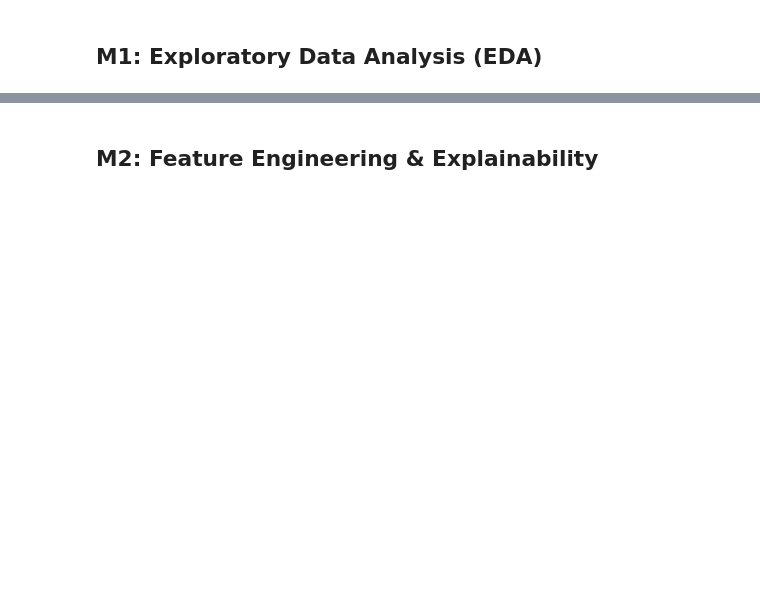
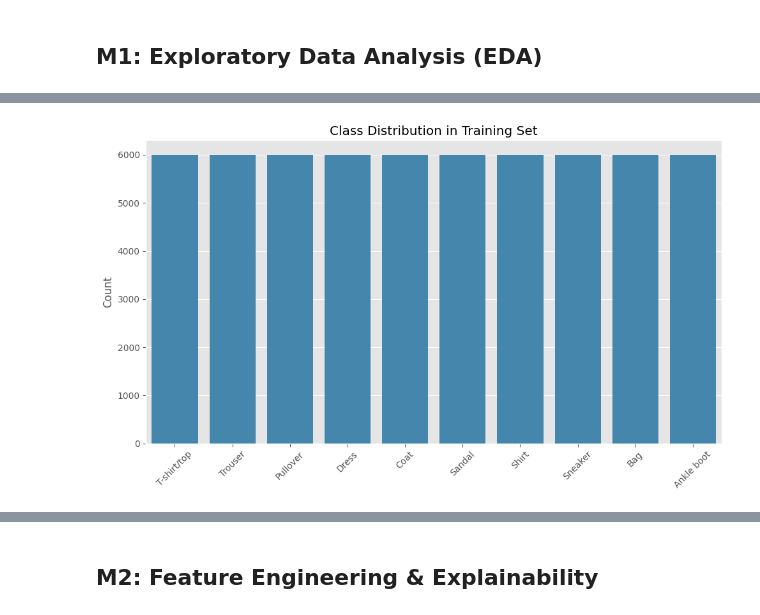
Before and after one commit to ushasri-15/Fashion-MNIST, a Jupyter notebook: group_89_mlops_assignment2.ipynb, the cells around one changed output, grey strips where cells are left out. Saved outputs shown, nothing was run; the diff lists cells and outputs as text; code cells hidden in the pictures; blank space fills up the shorter version.

Commit message:
updated with in-line charts

```diff
--- a/group_89_mlops_assignment2.ipynb
+++ b/group_89_mlops_assignment2.ipynb
@@ -105,0 +103,15 @@ max      170.00000
+# %%
+# Display class distribution
+default_color = sns.color_palette()[1]  # This is usually the light blue
+plt.figure(figsize=(10, 6))
+train_class_counts = y_train.value_counts().sort_index()
+sns.barplot(x=[class_names[i] for i in train_class_counts.index],
+            y=train_class_counts.values, color=default_color)
+plt.title('Class Distribution in Training Set')
+plt.ylabel('Count')
+plt.xticks(rotation=45)
+plt.tight_layout()
+plt.savefig('output/M1_class_distribution.png')
+plt.show()
+# %% [output]
+[figure, added]
```
Also changed, not shown: parts of 14 cells of this notebook, 2 other files.
